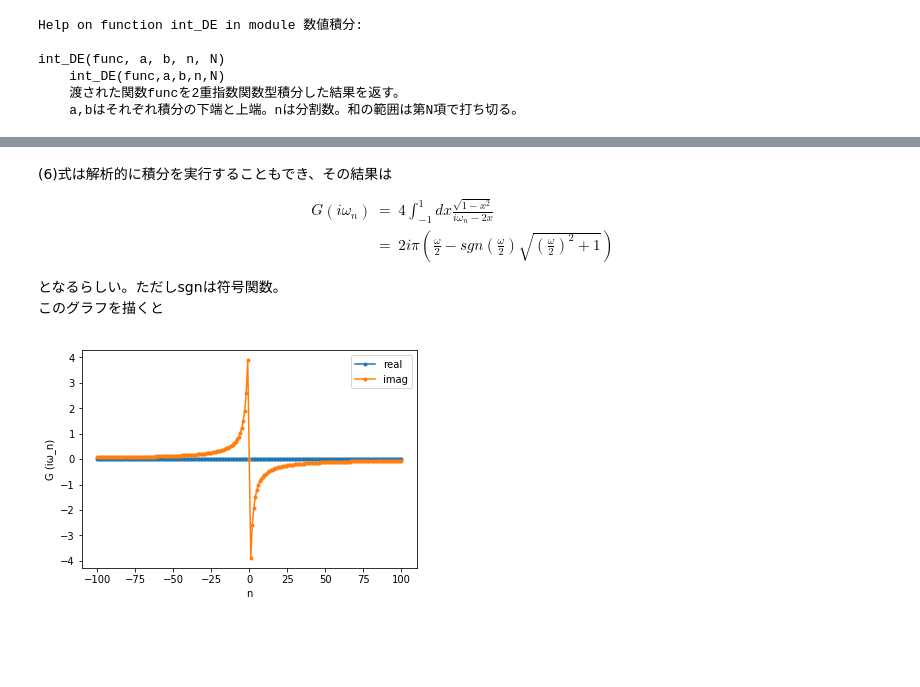
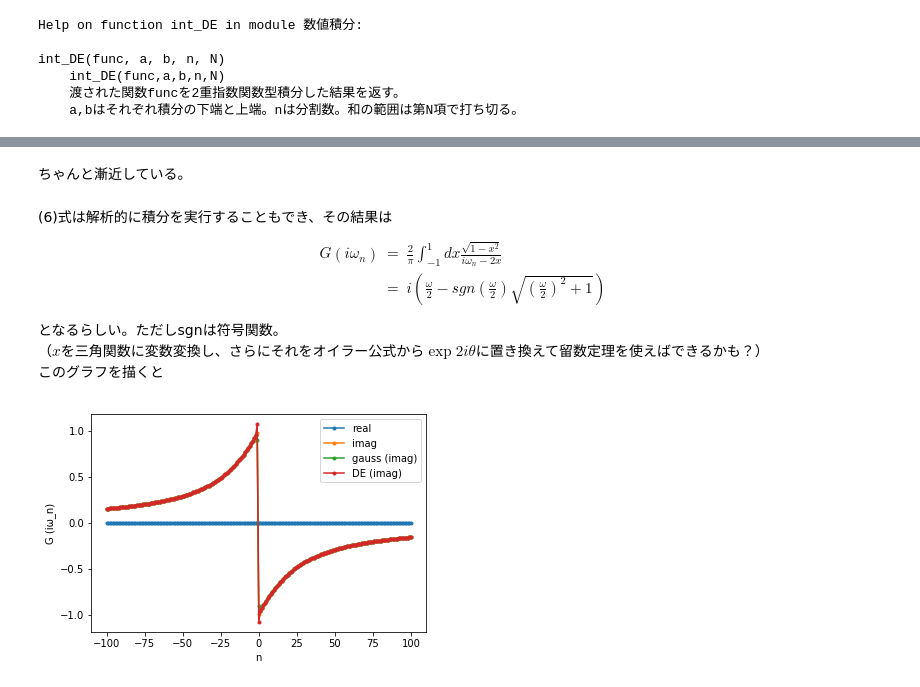
Before and after one commit to ykamizato/IPT, a Jupyter notebook: IPT,グリーン関数２.ipynb, the cells around one changed output, grey strips where cells are left out. Saved outputs shown, nothing was run; the diff lists cells and outputs as text; code cells hidden in the pictures; blank space fills up the shorter version.

```diff
--- a/IPT,グリーン関数２.ipynb
+++ b/IPT,グリーン関数２.ipynb
@@ -56,12 +60,12 @@ int_gauss(func, a, b, n)
     a,bはそれぞれ積分の下端と上端。nは分割数。
 # %%
 n_w = np.arange(-100,101)      # グラフに表示するnの範囲を設定
-beta = 10                     #βの大きさを設定
+beta = 100                     #βの大きさを設定
 G_iw_gauss = np.empty((len(n_w),),dtype=np.complex)
-for n in n_w :
-    w = np.pi*(2*n+1)/beta       # 松原周波数ω_nを設定
-    func = lambda x : 4*np.sqrt(1-x**2)/(w*1j-2*x)
-    G_iw_gauss[n+len(n_w)//2] = my_int.int_gauss(func,-1,1,100)
+for i in range(len(n_w)) :
+    w = np.pi*(2*n_w[i]+1)/beta       # 松原周波数ω_nを設定
+    func = lambda x : 2/np.pi*np.sqrt(1-x**2)/(w*1j-2*x)
+    G_iw_gauss[i] = my_int.int_gauss(func,-1,1,100)
 
 plt.plot(n_w, G_iw_gauss.real, label='real', marker='.')
 plt.plot(n_w, G_iw_gauss.imag, label='imag', marker='.')
@@ -84,10 +88,10 @@ int_DE(func, a, b, n, N)
     a,bはそれぞれ積分の下端と上端。nは分割数。和の範囲は第N項で打ち切る。
 # %%
 G_iw_DE = np.empty((len(n_w),),dtype=np.complex)
-for n in n_w :
-    w = np.pi*(2*n+1)/beta       # 松原周波数ω_nを設定
-    func = lambda x : 4*np.sqrt(1-x**2)/(w*1j-2*x)
-    G_iw_DE[n+len(n_w)//2] = my_int.int_DE(func,-1,1,100,100)
+for i in range(len(n_w)) :
+    w = np.pi*(2*n_w[i]+1)/beta       # 松原周波数ω_nを設定
+    func = lambda x : 2/np.pi*np.sqrt(1-x**2)/(w*1j-2*x)
+    G_iw_DE[i] = my_int.int_DE(func,-1,1,100,100)
 
 plt.plot(n_w, G_iw_DE.real, label='real', marker='.')
 plt.plot(n_w, G_iw_DE.imag, label='imag', marker='.')
@@ -101,0 +122,16 @@ $|\omega|\to\infty$ではゼロに収束していることが確認できる。
+# %%
+w = np.pi*(2*n_w+1)/beta
+y = 1/w     # 漸近線
+
+# 対数の引数は正なので、横軸はω_n > 0 ,縦軸は|G(iω_n)|をとる必要がある。
+# ω_n > 0という条件は、配列をスライスしてオフセット100以降を取り出すことによって実現する。
+
+plt.plot(w[100:], np.abs(G_iw_gauss.imag[100:]), label='gauss', marker='.')
+plt.plot(w[100:], np.abs(G_iw_DE.imag[100:]), label='DE', marker='.')
+plt.plot(w[100:], y[100:], label='1/w')
+plt.xscale('log')     # ここでlogスケールに設定。
+plt.yscale('log')
+plt.xlabel('w')
+plt.ylabel('|G (iω_n)|')
+plt.legend()
+plt.show()
@@ -102,19 +140,24 @@ $|\omega|\to\infty$ではゼロに収束していることが確認できる。
+# %% [markdown]
+ちゃんと漸近している。
 # %% [markdown]
 (6)式は解析的に積分を実行することもでき、その結果は
 $$\begin{eqnarray}
-G(i\omega_n) &=& 4\int_{-1}^{1}dx \frac{\sqrt{1-x^2}}{i\omega_n-2x} \\
-&=& 2i\pi\left(\frac{\omega}{2}-sgn(\frac{\omega}{2})\sqrt{(\frac{\omega}{2})^2+1}\right)
+G(i\omega_n) &=& \frac{2}{\pi}\int_{-1}^{1}dx \frac{\sqrt{1-x^2}}{i\omega_n-2x} \\
+&=& i\left(\frac{\omega}{2}-sgn(\frac{\omega}{2})\sqrt{(\frac{\omega}{2})^2+1}\right)
 \tag{6}
 \end{eqnarray}$$
 となるらしい。ただしsgnは符号関数。
+（$x$を三角関数に変数変換し、さらにそれをオイラー公式から$\exp{2iθ}$に置き換えて留数定理を使えばできるかも？）
 このグラフを描くと
 # %%
-G_iw_ex = 2j*np.pi*(n_w/2-np.sign(n_w)*np.sqrt( (n_w/2)**2+1) )   # exはExactという意味
+G_iw_ex = 1j*(w/2-np.sign(w)*np.sqrt( (w/2)**2+1) )   # exはExactという意味
 plt.plot(n_w, G_iw_ex.real, label='real', marker='.')
 plt.plot(n_w, G_iw_ex.imag, label='imag', marker='.')
+plt.plot(n_w, G_iw_gauss.imag, label='gauss (imag)' , marker='.')
+plt.plot(n_w, G_iw_DE.imag, label='DE (imag)' , marker='.')
 plt.xlabel('n')
 plt.ylabel('G (iω_n)')
 plt.legend()
 plt.show()
 # %% [output]
-[figure, old version]
+[figure, new version]
```
Also changed, not shown: parts of 17 cells of this notebook.
